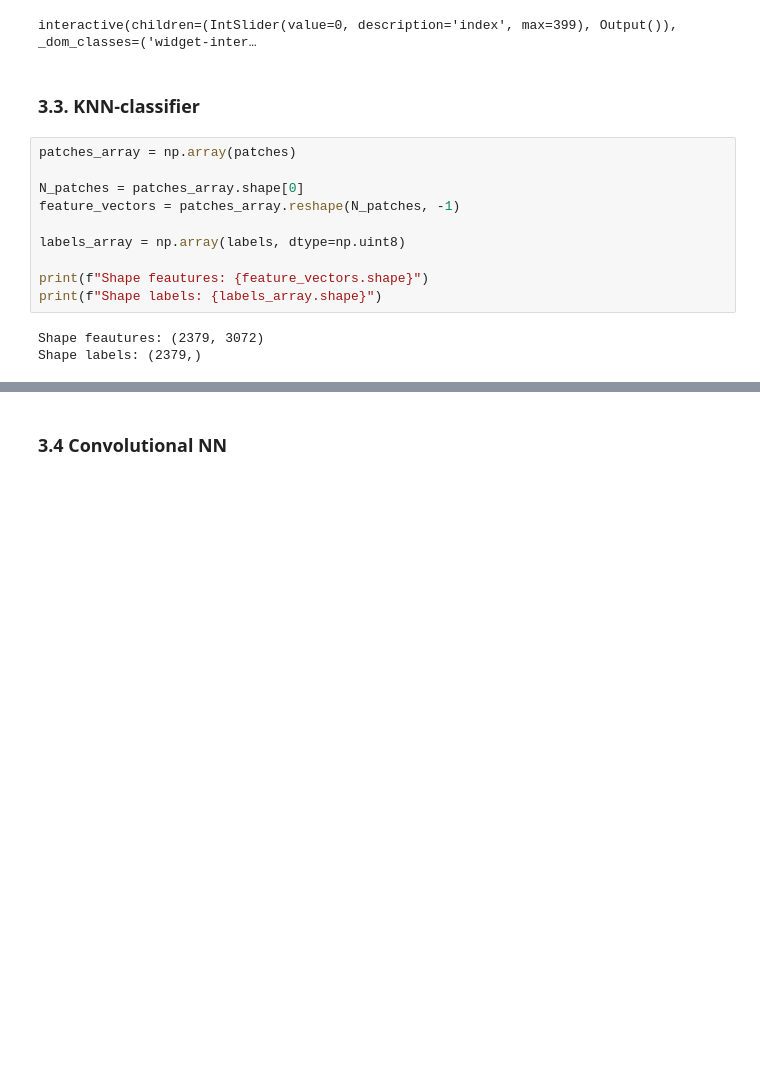
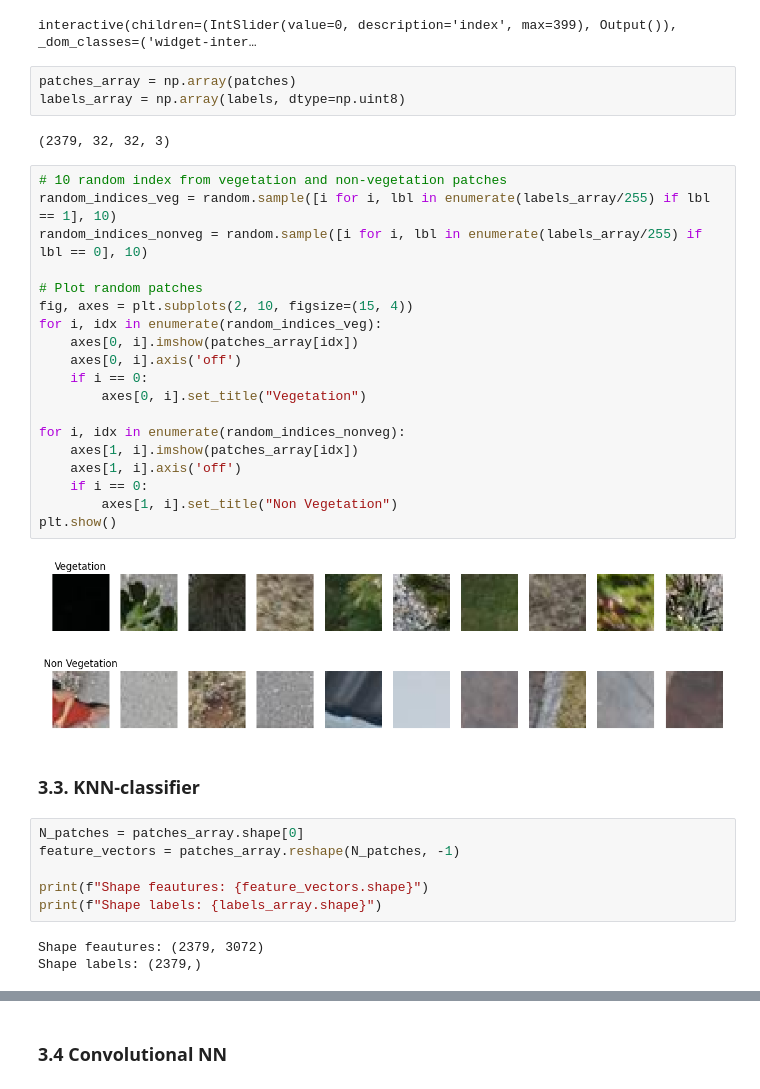
Before and after one commit to AlessandroMecchia/Computer_Vision_Project, a Jupyter notebook: project.ipynb, the cells around one changed output, grey strips where cells are left out. Drawn from its saved outputs; the diff is of its cells as text; blank space fills up the shorter version.

```diff
--- a/project.ipynb
+++ b/project.ipynb
@@ -492,16 +541,38 @@ def plot_patches(index):
     plt.show()
 # %% [output]
 interactive(children=(IntSlider(value=0, description='index', max=399), Output()), _dom_classes=('widget-inter…
+# %%
+patches_array = np.array(patches)
+labels_array = np.array(labels, dtype=np.uint8)
+# %% [output]
+(2379, 32, 32, 3)
+# %%
+# 10 random index from vegetation and non-vegetation patches
+random_indices_veg = random.sample([i for i, lbl in enumerate(labels_array/255) if lbl == 1], 10)
+random_indices_nonveg = random.sample([i for i, lbl in enumerate(labels_array/255) if lbl == 0], 10)
+
+# Plot random patches
+fig, axes = plt.subplots(2, 10, figsize=(15, 4))
+for i, idx in enumerate(random_indices_veg):
+    axes[0, i].imshow(patches_array[idx])
+    axes[0, i].axis('off')
+    if i == 0:
+        axes[0, i].set_title("Vegetation")
+
+for i, idx in enumerate(random_indices_nonveg):
+    axes[1, i].imshow(patches_array[idx])
+    axes[1, i].axis('off')
+    if i == 0:
+        axes[1, i].set_title("Non Vegetation")
+plt.show()
+# %% [output]
+[figure, added]
 # %% [markdown]
 ### 3.3. KNN-classifier
 # %%
-patches_array = np.array(patches)
-
 N_patches = patches_array.shape[0]
 feature_vectors = patches_array.reshape(N_patches, -1)
 
-labels_array = np.array(labels, dtype=np.uint8)
-
 print(f"Shape feautures: {feature_vectors.shape}")
 print(f"Shape labels: {labels_array.shape}")
 # %% [output]
```
Also changed, not shown: parts of 23 cells of this notebook.
